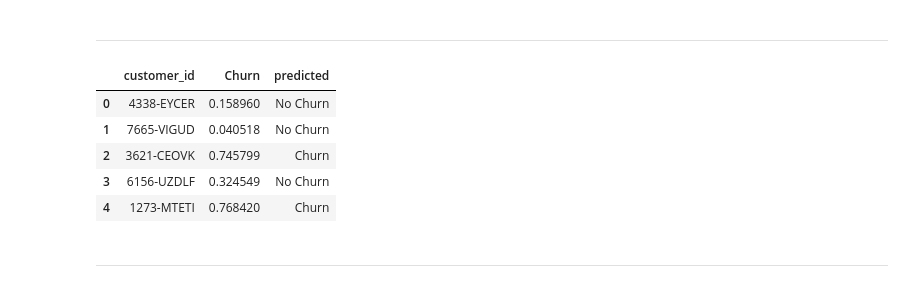
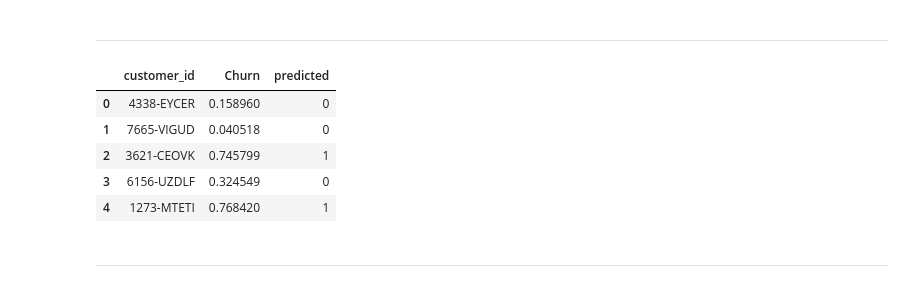
Before and after one commit to michael-haerle/classification_project, a Jupyter notebook: final_report.ipynb, the cells around one changed output. Saved outputs shown, nothing was run; the diff lists cells and outputs as text; code cells hidden in the pictures.

```diff
--- a/final_report.ipynb
+++ b/final_report.ipynb
@@ -553,34 +553,30 @@ proba_test = model2.predict_proba(X_test_telco)
 # %%
 # Creating a data frame for the proba_test variable
 proba_df = pd.DataFrame(proba_test, columns=model2.classes_.tolist())
 
 # Renaming the columns 1 and 0 to churn or no churn
 proba_df.rename(columns={0: 'No_Churn'}, inplace=True)
 proba_df.rename(columns={1: 'Churn'}, inplace=True)
 
 # Creating another data frame to concat with the proba_df
 reset_test = test_telco.reset_index()
 
 # Concatenating the 2 data frames together
 test_proba_df = pd.concat([reset_test, proba_df], axis=1)
 
 # Adding the predicted column, this states the prediction for our model
 test_proba_df['predicted'] = predicted_test
 
 # Creating the final data frame to export
 csv_df = test_proba_df[['customer_id', 'Churn', 'predicted']]
-
-# Renaming the values in the predicted column
-csv_df.predicted = csv_df.predicted.replace(0, 'No Churn')
-csv_df.predicted = csv_df.predicted.replace(1, 'Churn')
 csv_df.head()
 # %% [output]
 |  | customer_id | Churn | predicted |
-| 0 | 4338-EYCER | 0.158960 | No Churn |
-| 1 | 7665-VIGUD | 0.040518 | No Churn |
-| 2 | 3621-CEOVK | 0.745799 | Churn |
-| 3 | 6156-UZDLF | 0.324549 | No Churn |
-| 4 | 1273-MTETI | 0.768420 | Churn |
+| 0 | 4338-EYCER | 0.158960 | 0 |
+| 1 | 7665-VIGUD | 0.040518 | 0 |
+| 2 | 3621-CEOVK | 0.745799 | 1 |
+| 3 | 6156-UZDLF | 0.324549 | 0 |
+| 4 | 1273-MTETI | 0.768420 | 1 |
 # %%
 # Write DataFrame to a csv file for deliverable.
 csv_df.to_csv('predictions.csv')
```
